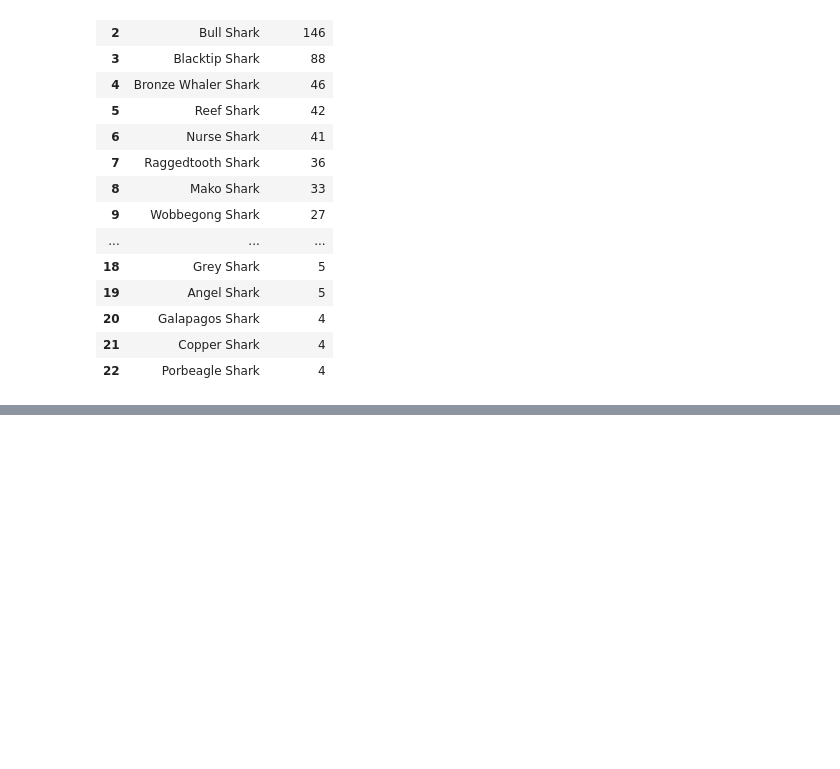
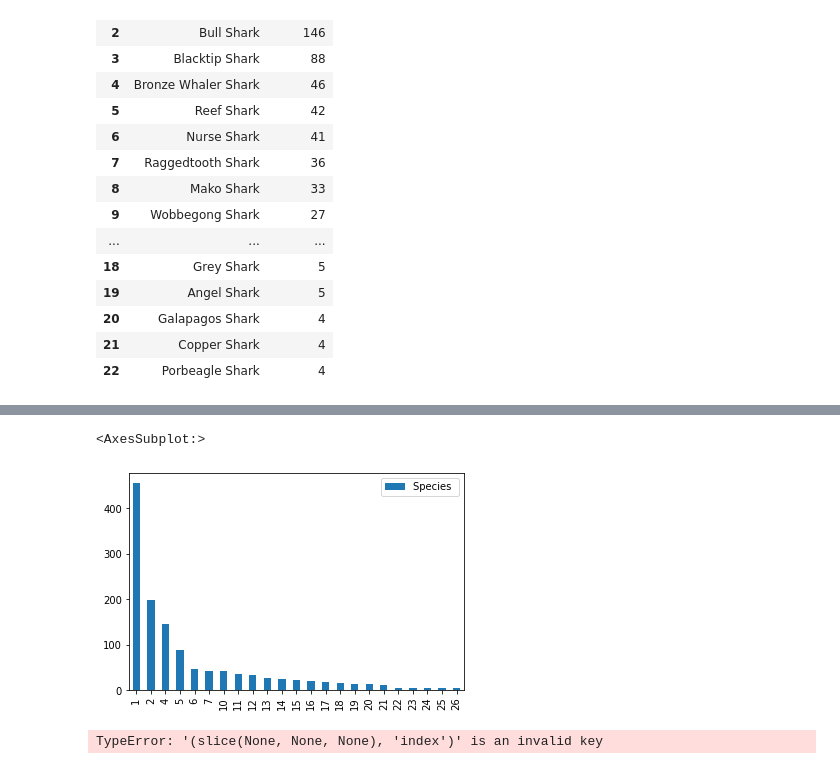
Before and after one commit to staceyj118/Shark-Attacks, a Jupyter notebook: Shark_Analysis.ipynb, the cells around one changed output, grey strips where cells are left out. Drawn from its saved outputs; the diff is of its cells as text; code cells hidden in the pictures; blank space fills up the shorter version.

Commit message:
Began experimenting with different visualizations of shark species data.

```diff
--- a/Shark_Analysis.ipynb
+++ b/Shark_Analysis.ipynb
@@ -177,0 +175,19 @@ AttributeError: 'PlotAccessor' object has no attribute 'barv'
+# %%
+clean_species_df.plot.bar()
+# %% [output]
+<AxesSubplot:>
+[figure, added]
+# %%
+# Labels for the sections of our pie chart
+labels = clean_species_df[:, 'index']
+
+# The values of each section of the pie chart
+sizes = clean_species_df[:, 'Species']
+
+# The colors of each section of the pie chart
+colors = ["red", "orange", "lightcoral", "lightskyblue"]
+
+# Tells matplotlib to seperate the "Humans" section from the others
+explode = (0)
+# %% [output]
+TypeError: '(slice(None, None, None), 'index')' is an invalid key
```
Also changed, not shown: parts of 1 cell of this notebook.
